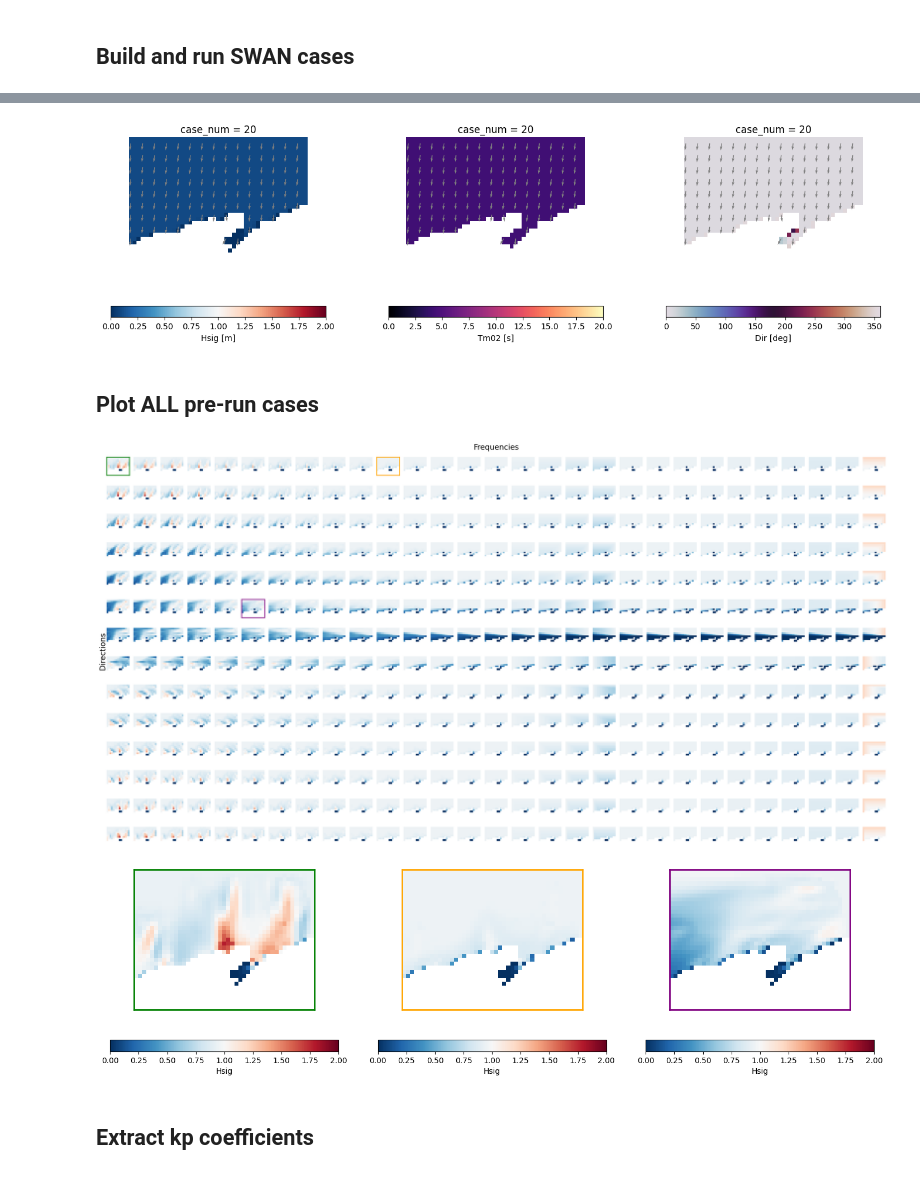
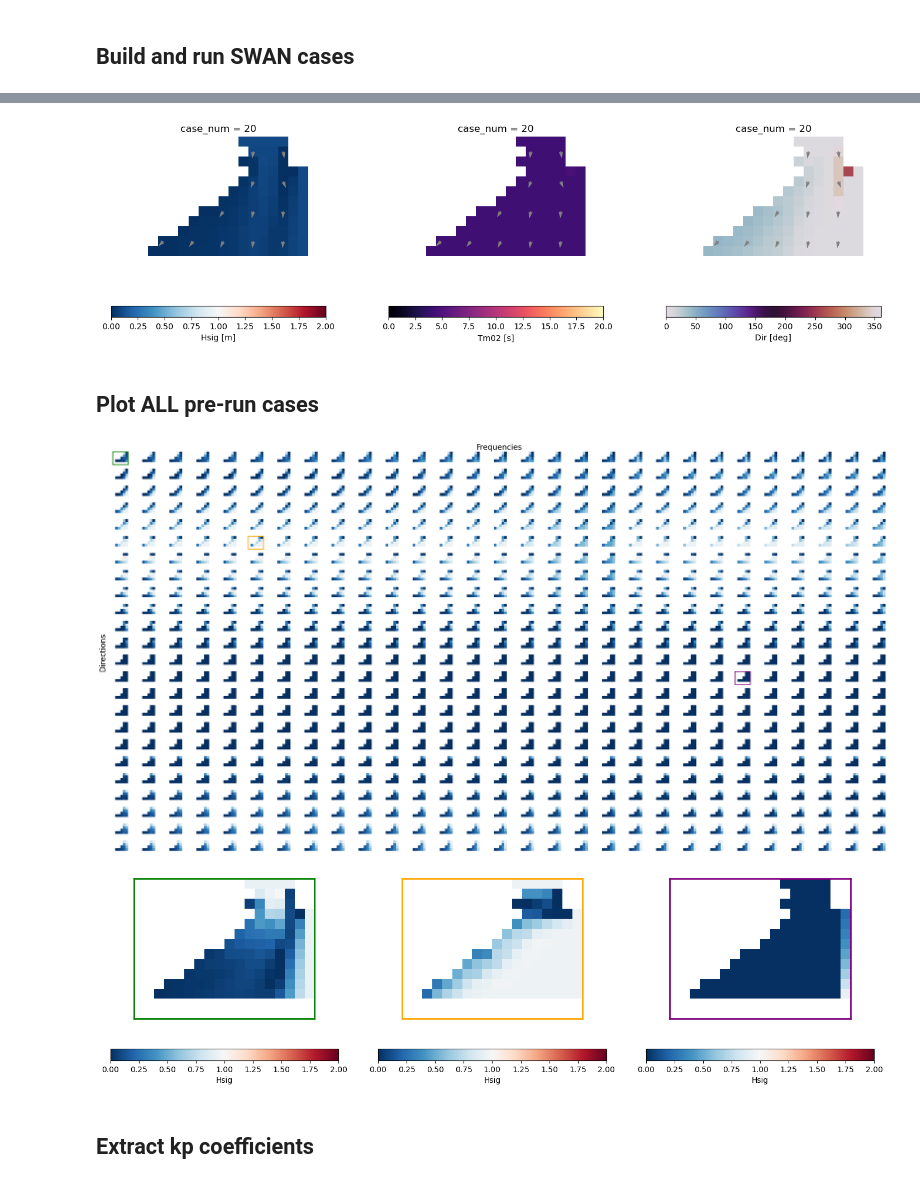
Before and after one commit to JenMontano/BlueMath, a Jupyter notebook: methods/hybrid_downscaling/additive/BinWaves/BinWaves_Propagation.ipynb, the cells around one changed output, grey strips where cells are left out. Cells and saved outputs as stored; diff of their text form; code cells hidden in the pictures.

Commit message:
bathy carolinas added

```diff
--- a/methods/hybrid_downscaling/additive/BinWaves/BinWaves_Propagation.ipynb
+++ b/methods/hybrid_downscaling/additive/BinWaves/BinWaves_Propagation.ipynb
@@ -16,10 +16,10 @@ Steps:
 import xarray as xr
 
 bathy = -(
-    xr.open_dataset("outputs/bathymetry_100m.nc")
+    xr.open_dataset("outputs/carolinas_gebco_utm18_cy_cx.nc")
     .rename({"cx": "lon", "cy": "lat"})
     .transpose("lat", "lon")
-    .isel(lon=slice(50, 500, 10), lat=slice(0, 350, 10))
+    .isel(lon=slice(0, 10000, 500), lat=slice(0, 10000, 500))
     .sortby("lat", ascending=False)
     .elevation
 )
@@ -75,7 +75,7 @@ from bluemath_tk.waves.binwaves import generate_swan_cases
 from utils.wrapper import example_directions, example_frequencies
 
 # Generate swan model parameters
-example_directions = example_directions[:7] + example_directions[-7:]
+example_directions = example_directions
 swan_cases_df = (
     generate_swan_cases(
         directions_array=example_directions,
@@ -216,26 +203,26 @@ plot_case_variables(
     data=cases_bulk_parameters.isel(case_num=20),
 )
 # %% [output]
-[figure, old version]
+[figure, new version]
 # %% [markdown]
 ## Plot ALL pre-run cases
 # %%
 from utils.plotting import plot_cases_grid
 
 plot_cases_grid(
     data=cases_bulk_parameters.Hsig.where(
         cases_bulk_parameters.case_num.isin(
             swan_cases_df.where(swan_cases_df["hs"] == 1.0).dropna().index.values
         ),
         cases_bulk_parameters.Hsig * 10,
     ),
-    cases_to_plot=[0, 10, 150],
+    cases_to_plot=[0, 150, 400],
     num_directions=len(example_directions),
     num_frequencies=len(example_frequencies),
 )
 # %% [output]
-[figure, old version]
+[figure, new version]
-[figure, old version]
+[figure, new version]
 # %% [markdown]
 ## Extract kp coefficients
 # %%
```
Also changed, not shown: parts of 11 cells of this notebook, 2 other files.
